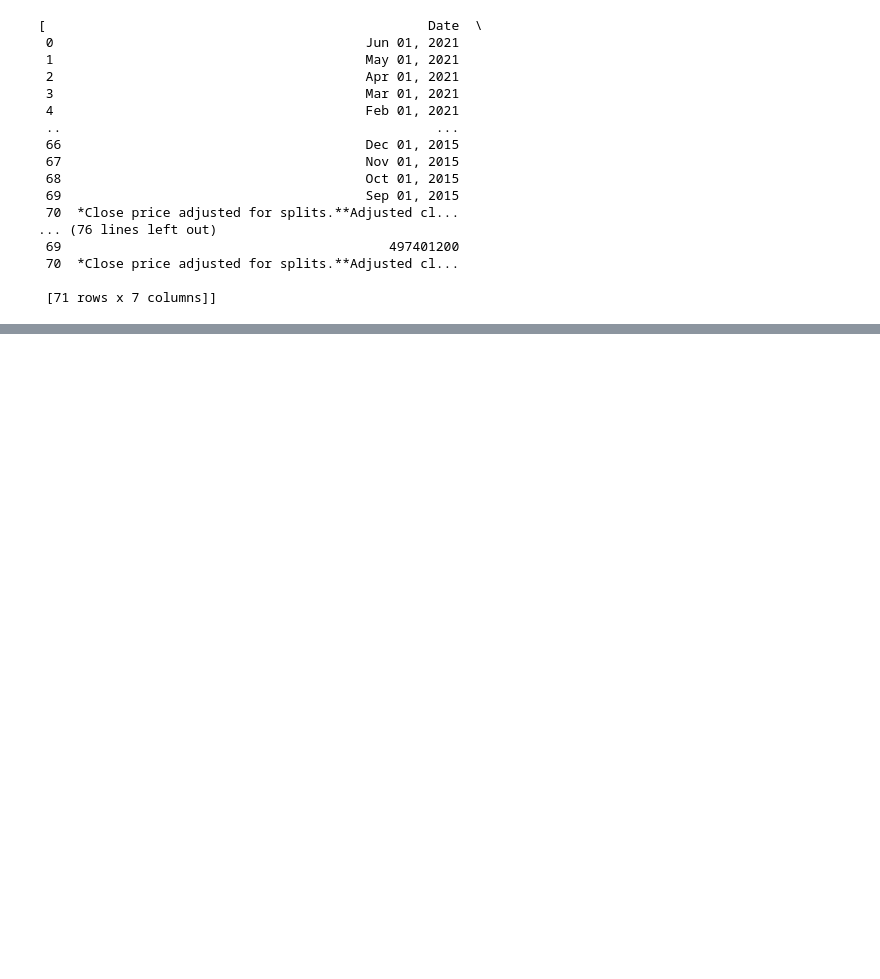
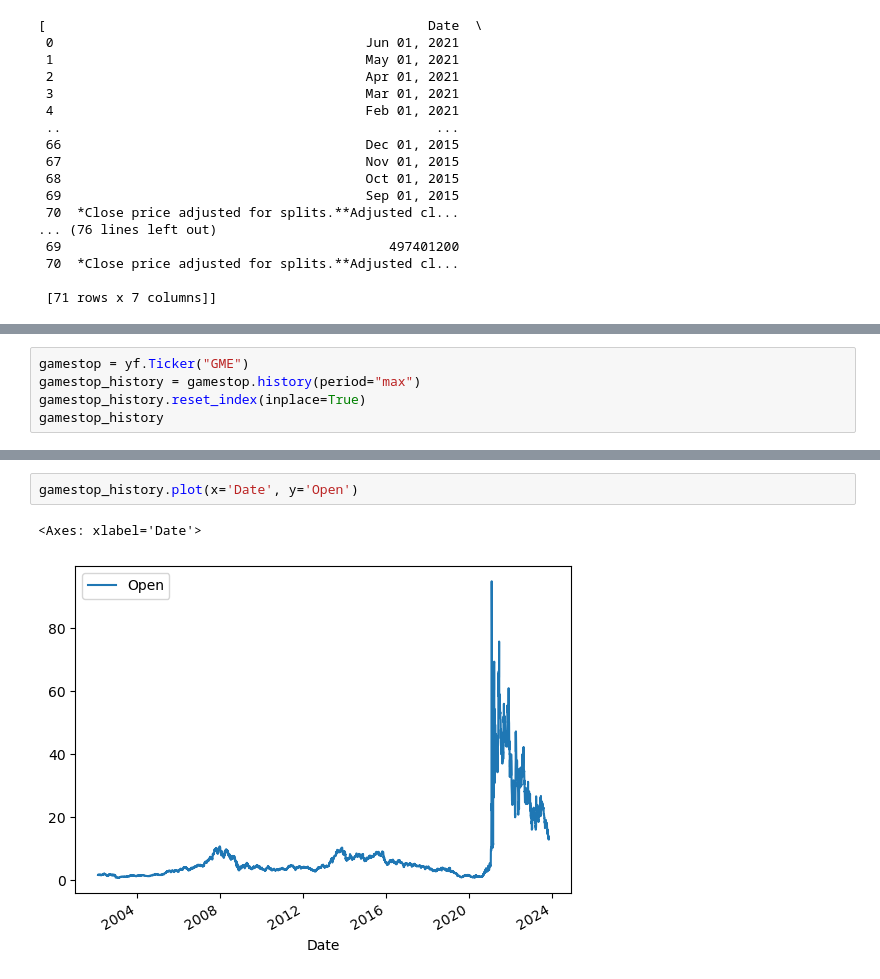
Before and after one commit to matublaq/IBM_datascience_course, a Jupyter notebook: yfinance/PythonProjectDataScience.ipynb, the cells around one changed output, grey strips where cells are left out. Cells and saved outputs as stored; diff of their text form; blank space fills up the shorter version.

```diff
--- a/yfinance/PythonProjectDataScience.ipynb
+++ b/yfinance/PythonProjectDataScience.ipynb
@@ -313,0 +353,5 @@ netflix_data.head()
+# %%
+gamestop = yf.Ticker("GME")
+gamestop_history = gamestop.history(period="max")
+gamestop_history.reset_index(inplace=True)
+gamestop_history
@@ -313,0 +386,5 @@ netflix_data.head()
+# %%
+gamestop_history.plot(x='Date', y='Open')
+# %% [output]
+<Axes: xlabel='Date'>
+[figure, added]
```
Also changed, not shown: parts of 20 cells of this notebook, 11 other files.
